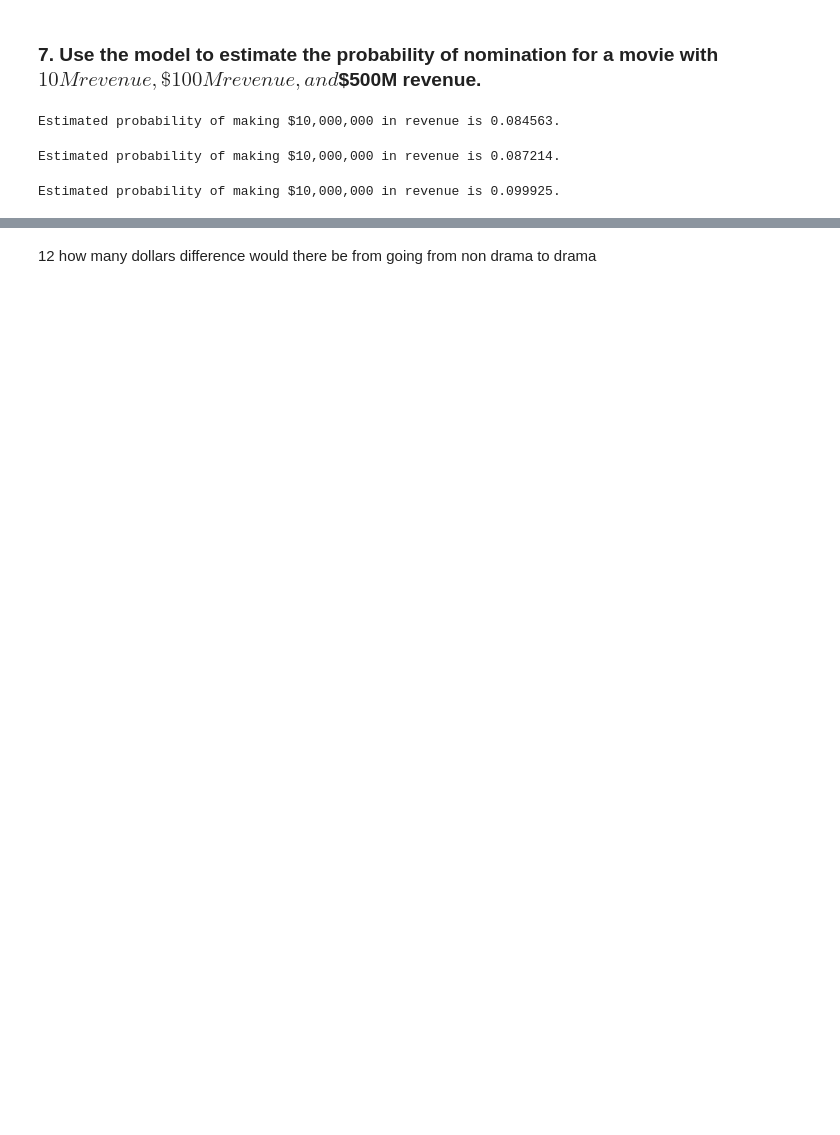
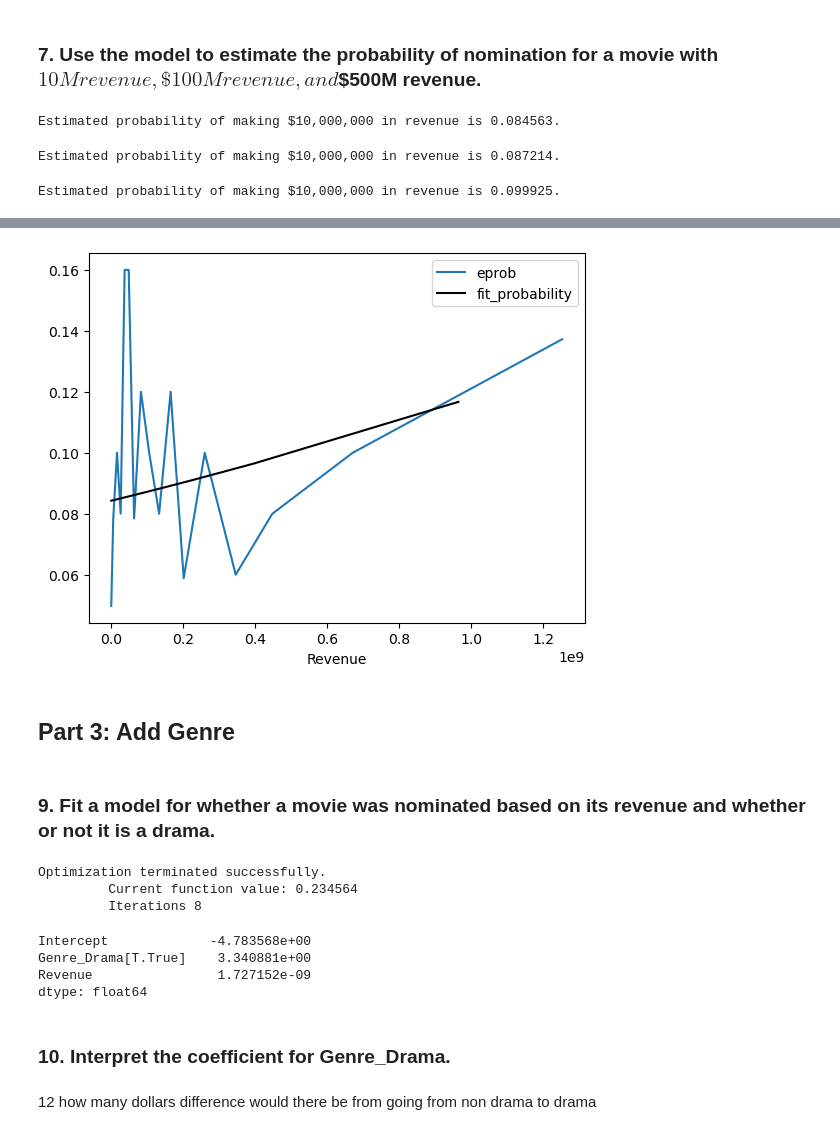
Before and after one commit to nss-data-science-cohort-9/logistic-regression-catdgomez, a Jupyter notebook: notebooks/movies_logistic_regression.ipynb, the cells around one changed output, grey strips where cells are left out. Drawn from its saved outputs; the diff is of its cells as text; code cells hidden in the pictures; blank space fills up the shorter version.

Commit message:
Part 3 step 9 complete

```diff
--- a/notebooks/movies_logistic_regression.ipynb
+++ b/notebooks/movies_logistic_regression.ipynb
@@ -102,0 +193,27 @@ Estimated probability of making $10,000,000 in revenue is 0.099925.
+# %%
+ax = movies_summary_20.plot(x = 'Revenue', y = 'eprob')
+movies_summary.plot(x = 'Revenue', y = 'fit_probability',
+                color = 'black',
+                ax = ax);
+# %% [output]
+[figure, added]
+# %% [markdown]
+## Part 3: Add Genre
+# %% [markdown]
+### 9. Fit a model for whether a movie was nominated based on its revenue and whether or not it is a drama.
+# %%
+m_nom_rev_drama_logreg = smf.logit("Nominee ~ Revenue + Genre_Drama",
+                          data = movies).fit()
+# %% [output]
+Optimization terminated successfully.
+         Current function value: 0.234564
+         Iterations 8
+# %%
+m_nom_rev_drama_logreg.params#.round()#.astype('int64')#.round()
+# %% [output]
+Intercept             -4.783568e+00
+Genre_Drama[T.True]    3.340881e+00
+Revenue                1.727152e-09
+dtype: float64
+# %% [markdown]
+### 10. Interpret the coefficient for Genre_Drama.
```
Also changed, not shown: parts of 24 cells of this notebook.
